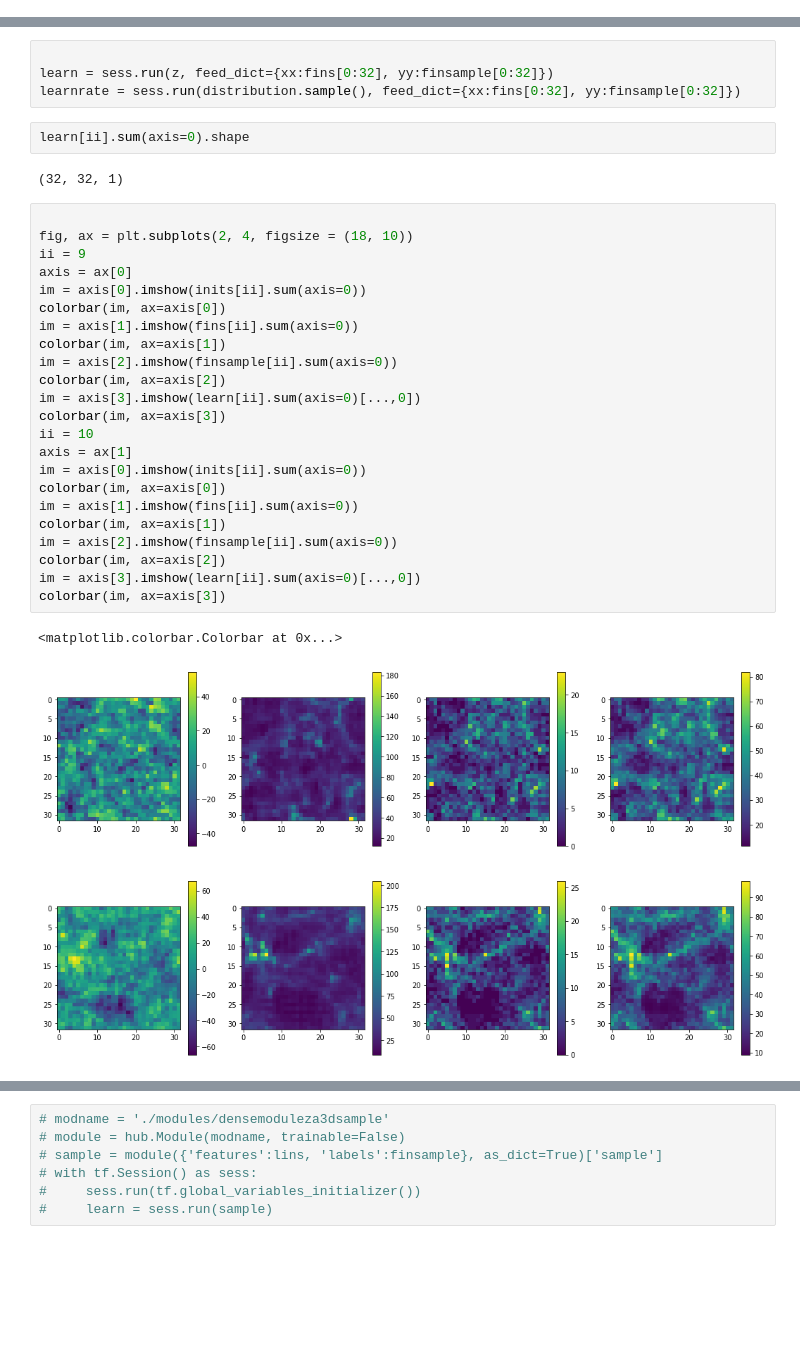
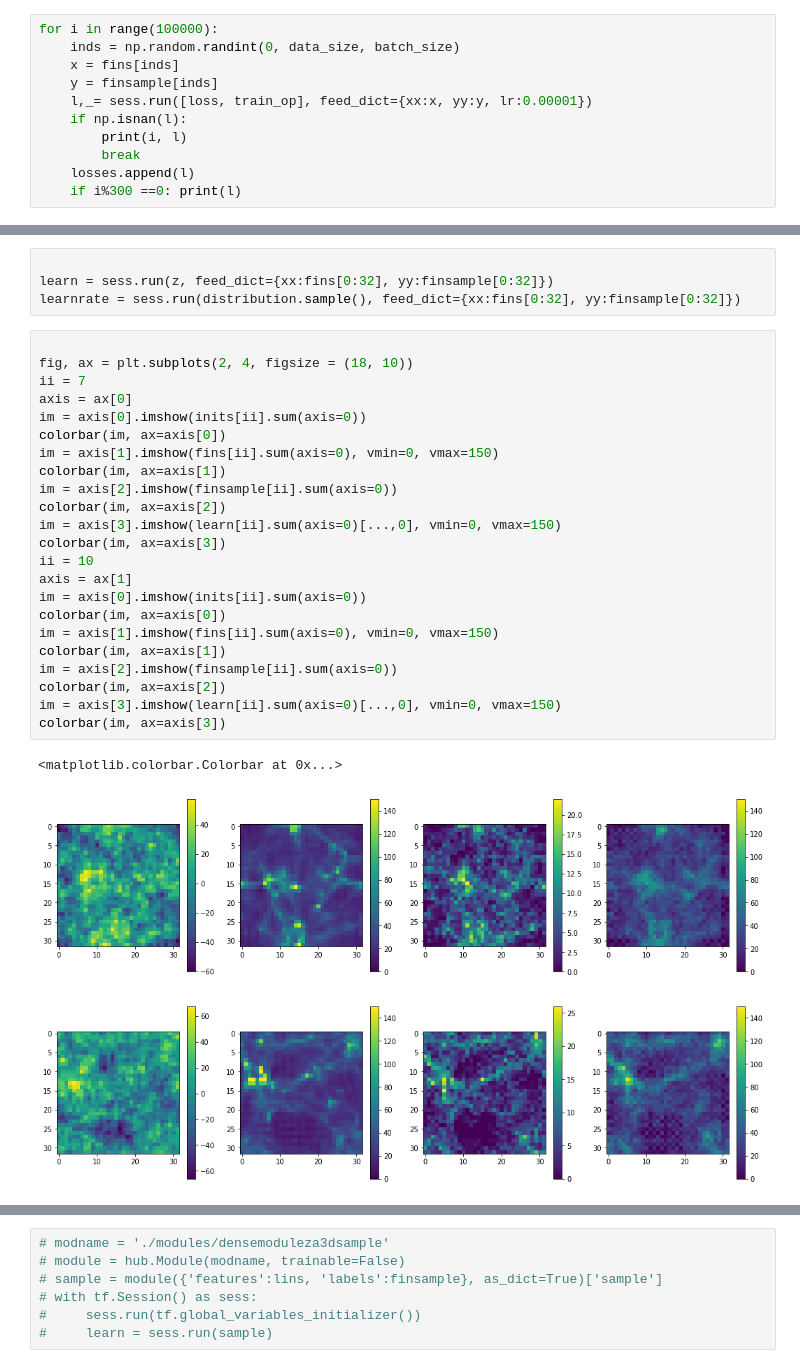
Before and after one commit to EiffL/invertible_mappings, a Jupyter notebook: notebooks/CM/Inverse_stability-ZA3D-sampling-glow.ipynb, the cells around one changed output, grey strips where cells are left out. Saved outputs shown, nothing was run; the diff lists cells and outputs as text; blank space fills up the shorter version.

```diff
--- a/notebooks/CM/Inverse_stability-ZA3D-sampling-glow.ipynb
+++ b/notebooks/CM/Inverse_stability-ZA3D-sampling-glow.ipynb
@@ -212,3 +226,14 @@ for i in range(100000):
+# %%
+for i in range(100000):
+    inds = np.random.randint(0, data_size, batch_size)
+    x = fins[inds]
+    y = finsample[inds]
+    l,_= sess.run([loss, train_op], feed_dict={xx:x, yy:y, lr:0.00001})
+    if np.isnan(l):
+        print(i, l)
+        break
+    losses.append(l)
+    if i%300 ==0: print(l)
 # %%
 plot(losses)
 # %% [output]
@@ -218,33 +243,29 @@ plot(losses)
 
 learn = sess.run(z, feed_dict={xx:fins[0:32], yy:finsample[0:32]})
 learnrate = sess.run(distribution.sample(), feed_dict={xx:fins[0:32], yy:finsample[0:32]})
-# %%
-learn[ii].sum(axis=0).shape
-# %% [output]
-(32, 32, 1)
 # %%
 
 fig, ax = plt.subplots(2, 4, figsize = (18, 10))
-ii = 9
+ii = 7
 axis = ax[0]
 im = axis[0].imshow(inits[ii].sum(axis=0))
 colorbar(im, ax=axis[0])
-im = axis[1].imshow(fins[ii].sum(axis=0))
+im = axis[1].imshow(fins[ii].sum(axis=0), vmin=0, vmax=150)
 colorbar(im, ax=axis[1])
 im = axis[2].imshow(finsample[ii].sum(axis=0))
 colorbar(im, ax=axis[2])
-im = axis[3].imshow(learn[ii].sum(axis=0)[...,0])
+im = axis[3].imshow(learn[ii].sum(axis=0)[...,0], vmin=0, vmax=150)
 colorbar(im, ax=axis[3])
 ii = 10
 axis = ax[1]
 im = axis[0].imshow(inits[ii].sum(axis=0))
 colorbar(im, ax=axis[0])
-im = axis[1].imshow(fins[ii].sum(axis=0))
+im = axis[1].imshow(fins[ii].sum(axis=0), vmin=0, vmax=150)
 colorbar(im, ax=axis[1])
 im = axis[2].imshow(finsample[ii].sum(axis=0))
 colorbar(im, ax=axis[2])
-im = axis[3].imshow(learn[ii].sum(axis=0)[...,0])
+im = axis[3].imshow(learn[ii].sum(axis=0)[...,0], vmin=0, vmax=150)
 colorbar(im, ax=axis[3])
 # %% [output]
 <matplotlib.colorbar.Colorbar at 0x...>
-[figure, old version]
+[figure, new version]
```
Also changed, not shown: parts of 8 cells of this notebook.
